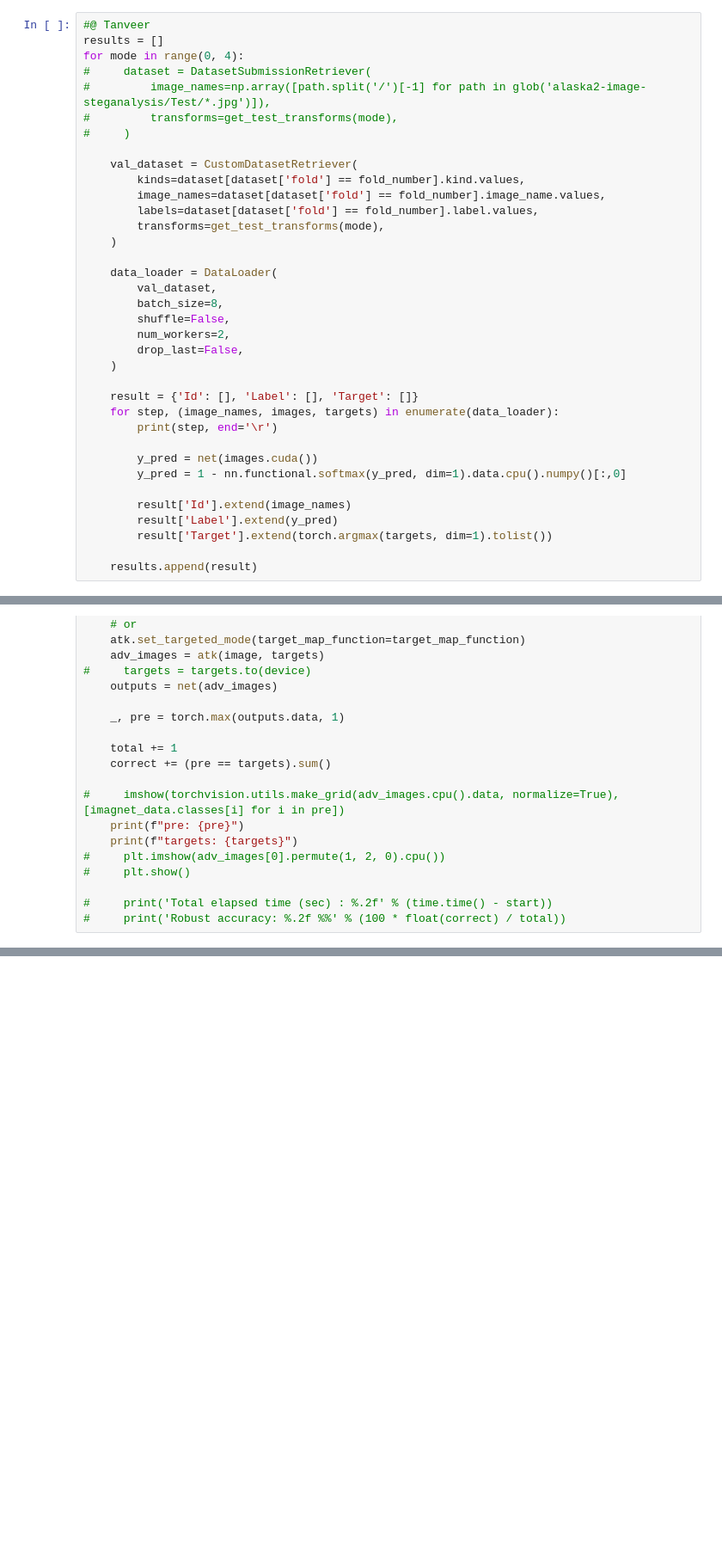
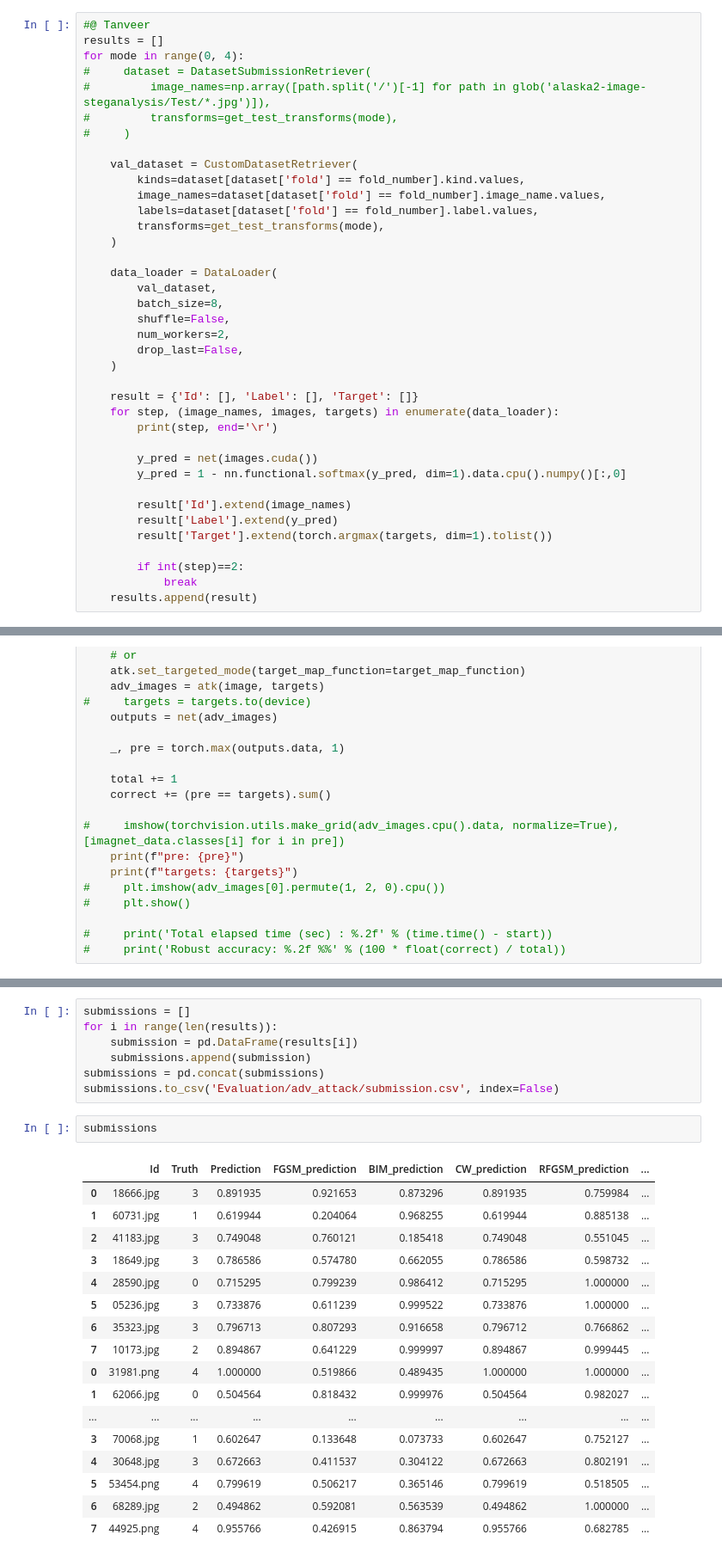
Before and after one commit to Tanveer81/DSec_project, a Jupyter notebook: notebooks/adversarial-attack.ipynb, the cells around one changed output, grey strips where cells are left out. Shown: that part at 86% size. Cells and saved outputs as stored; diff of their text form; blank space fills up the shorter version.

```diff
--- a/notebooks/adversarial-attack.ipynb
+++ b/notebooks/adversarial-attack.ipynb
@@ -702,5 +706,7 @@ for mode in range(0, 4):
         result['Label'].extend(y_pred)
         result['Target'].extend(torch.argmax(targets, dim=1).tolist())
 
+        if int(step)==2:
+            break
     results.append(result)
 # %% [output]
@@ -877,3 +990,30 @@ for atk in atks :
+# %%
+submissions = []
+for i in range(len(results)):
+    submission = pd.DataFrame(results[i])
+    submissions.append(submission)
+submissions = pd.concat(submissions)
+submissions.to_csv('Evaluation/adv_attack/submission.csv', index=False)
+# %%
+submissions
+# %% [output]
+|  | Id | Truth | Prediction | FGSM_prediction | BIM_prediction | CW_prediction | RFGSM_prediction | ... |
+| 0 | 18666.jpg | 3 | 0.891935 | 0.921653 | 0.873296 | 0.891935 | 0.759984 | ... |
+| 1 | 60731.jpg | 1 | 0.619944 | 0.204064 | 0.968255 | 0.619944 | 0.885138 | ... |
+| 2 | 41183.jpg | 3 | 0.749048 | 0.760121 | 0.185418 | 0.749048 | 0.551045 | ... |
+| 3 | 18649.jpg | 3 | 0.786586 | 0.574780 | 0.662055 | 0.786586 | 0.598732 | ... |
+| 4 | 28590.jpg | 0 | 0.715295 | 0.799239 | 0.986412 | 0.715295 | 1.000000 | ... |
+| 5 | 05236.jpg | 3 | 0.733876 | 0.611239 | 0.999522 | 0.733876 | 1.000000 | ... |
+| 6 | 35323.jpg | 3 | 0.796713 | 0.807293 | 0.916658 | 0.796712 | 0.766862 | ... |
+| 7 | 10173.jpg | 2 | 0.894867 | 0.641229 | 0.999997 | 0.894867 | 0.999445 | ... |
+| 0 | 31981.png | 4 | 1.000000 | 0.519866 | 0.489435 | 1.000000 | 1.000000 | ... |
+| 1 | 62066.jpg | 0 | 0.504564 | 0.818432 | 0.999976 | 0.504564 | 0.982027 | ... |
+| ... | ... | ... | ... | ... | ... | ... | ... | ... |
+| 3 | 70068.jpg | 1 | 0.602647 | 0.133648 | 0.073733 | 0.602647 | 0.752127 | ... |
+| 4 | 30648.jpg | 3 | 0.672663 | 0.411537 | 0.304122 | 0.672663 | 0.802191 | ... |
+| 5 | 53454.png | 4 | 0.799619 | 0.506217 | 0.365146 | 0.799619 | 0.518505 | ... |
+| 6 | 68289.jpg | 2 | 0.494862 | 0.592081 | 0.563539 | 0.494862 | 1.000000 | ... |
+| 7 | 44925.png | 4 | 0.955766 | 0.426915 | 0.863794 | 0.955766 | 0.682785 | ... |
 # %% [markdown]
 ### Planning
     All algorithms: Juniward, ., ., steganogan
```
Also changed, not shown: parts of 9 cells of this notebook, 3 other files.
